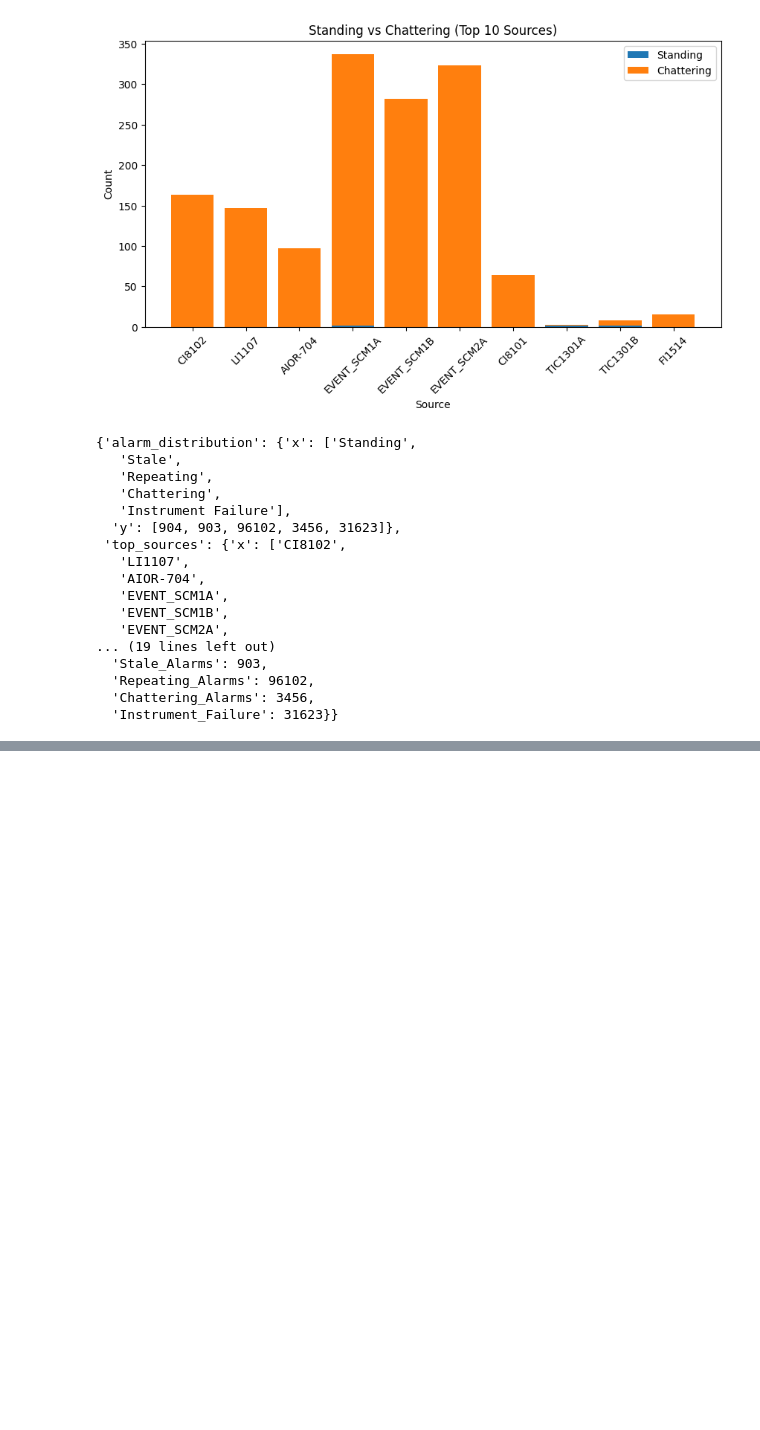
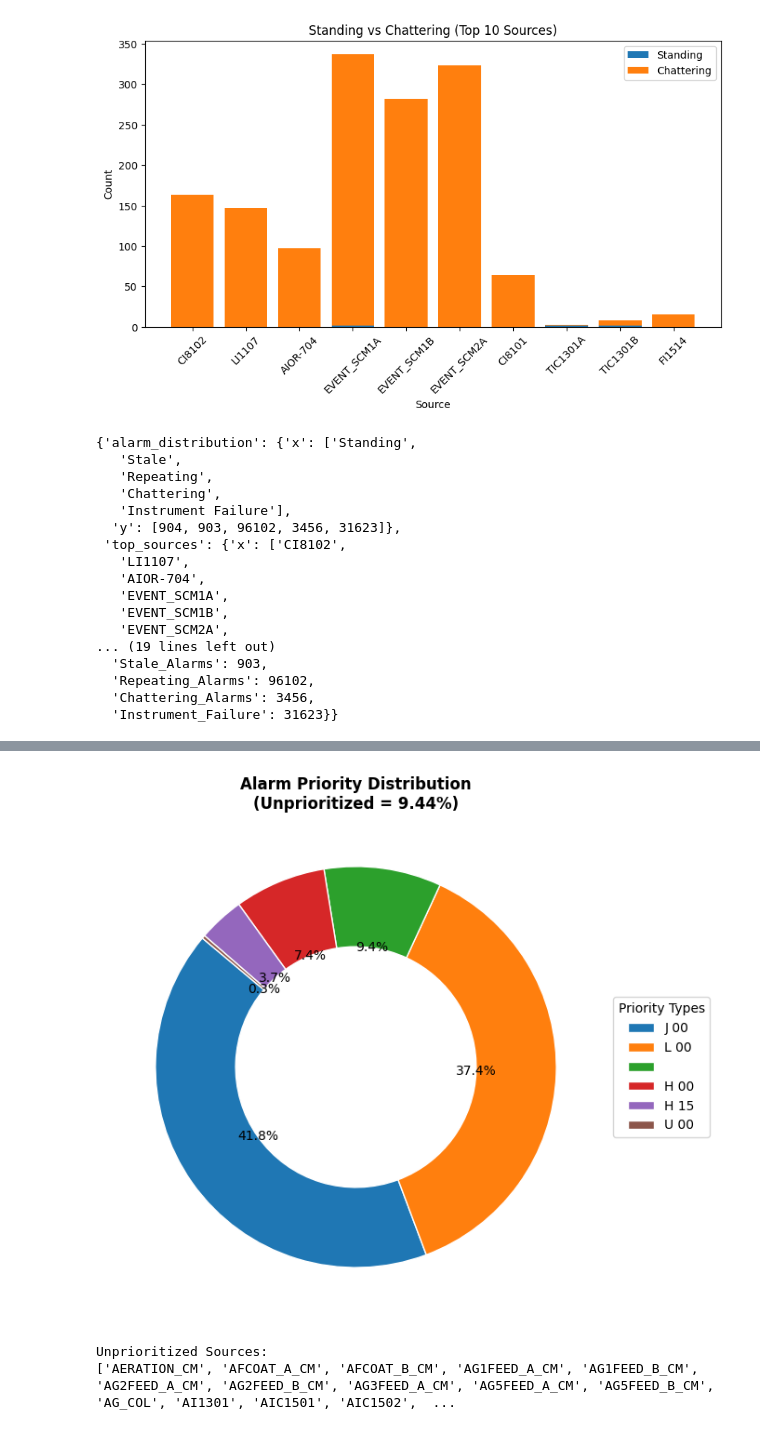
Before and after one commit to AhsanBilal157/Engro_Project_Analysis, a Jupyter notebook: Final_Calculations.ipynb, the cells around one changed output, grey strips where cells are left out. Drawn from its saved outputs; the diff is of its cells as text; code cells hidden in the pictures; blank space fills up the shorter version.

Commit message:
Added Charts and Calculations for Prioirty in Final_Calculations.py

```diff
--- a/Final_Calculations.ipynb
+++ b/Final_Calculations.ipynb
@@ -1038,0 +1161,49 @@ generate_alarm_dashboard(standing_alarm_analyses, chattering_alarm_analyses)
+# %%
+import matplotlib.pyplot as plt
+
+def plot_alarm_priority_donut(priority_df, metrics):
+    """
+    Create a donut chart for alarm priority distribution.
+    Inputs:
+        priority_df: DataFrame from analyze_alarm_priority_quality()["Priority_Distribution"]
+        metrics: Dict from analyze_alarm_priority_quality()["Metrics"]
+    """
+
+    labels = priority_df["Priority"].astype(str).tolist()
+    sizes = priority_df["Count"].tolist()
+
+    plt.figure(figsize=(7, 7))
+    wedges, texts, autotexts = plt.pie(
+        sizes,
+        labels=None,
+        autopct="%1.1f%%",
+        startangle=140,
+        wedgeprops=dict(width=0.4, edgecolor="w"),
+    )
+
+    plt.legend(
+        wedges,
+        labels,
+        title="Priority Types",
+        loc="center left",
+        bbox_to_anchor=(1, 0, 0.5, 1),
+    )
+
+    plt.title(
+        f"Alarm Priority Distribution\n(Unprioritized = {metrics['Percent_Unprioritized']}%)",
+        fontsize=12,
+        weight="bold",
+    )
+    plt.show()
+# %%
+plot_alarm_priority_donut(
+    alarm_priority_analysis["Priority_Distribution"],
+    alarm_priority_analysis["Metrics"]
+)
+
+print("\nUnprioritized Sources:")
+print(alarm_priority_analysis["Unprioritized_Sources"])
+# %% [output]
+[figure, added]
+Unprioritized Sources:
+['AERATION_CM', 'AFCOAT_A_CM', 'AFCOAT_B_CM', 'AG1FEED_A_CM', 'AG1FEED_B_CM', 'AG2FEED_A_CM', 'AG2FEED_B_CM', 'AG3FEED_A_CM', 'AG5FEED_A_CM', 'AG5FEED_B_CM', 'AG_COL', 'AI1301', 'AIC1501', 'AIC1502',  ...
```
Also changed, not shown: parts of 8 cells of this notebook.
